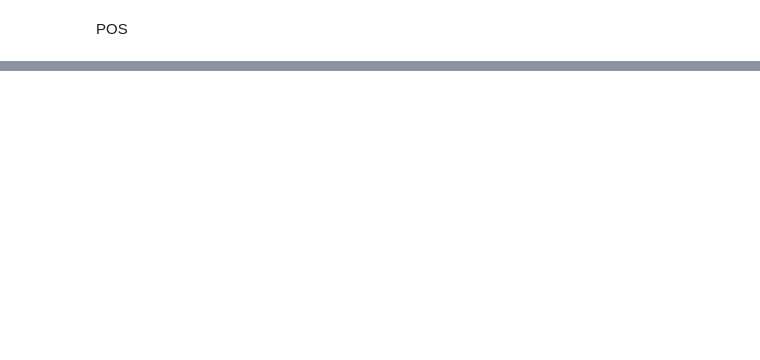
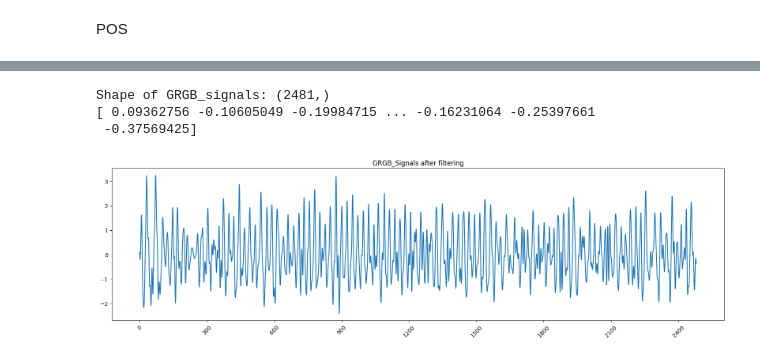
Before and after one commit to Ren1100/remote-PPG, a Jupyter notebook: test.ipynb, the cells around one changed output, grey strips where cells are left out. Drawn from its saved outputs; the diff is of its cells as text; code cells hidden in the pictures; blank space fills up the shorter version.

```diff
--- a/test.ipynb
+++ b/test.ipynb
@@ -193,0 +184,8 @@ C shape: (3, 47)
+# %%
+R = mean_rgb[:, 0]
+G = mean_rgb[:, 1]
+B = mean_rgb[:, 2]
+
+GRGB_signal = (G/R) + (G/B)
+
+# GRGB_signal.shape
@@ -222,0 +285,26 @@ Shape of rPPG_signals: (2026,)
+# %%
+from scipy import signal
+
+lowcut = 0.65
+highcut = 4
+
+b, a = signal.butter(6, [lowcut, highcut], btype='bandpass', fs=fps)
+GRGB_filtered = signal.filtfilt(b, a, GRGB_signal)
+
+#standardization
+GRGB_filtered = (GRGB_filtered-np.mean(GRGB_filtered))/np.std(GRGB_filtered)
+
+print(f"Shape of GRGB_signals: {GRGB_filtered.shape}")
+print(GRGB_filtered)
+plt.figure(figsize=(20,5))
+# plt.plot(formatted_times, GRGB_filtered)
+plt.plot(GRGB_filtered)
+plt.gca().xaxis.set_major_locator(MaxNLocator(integer=True, nbins=10))  # Set the number of x-ticks to 10
+plt.xticks(rotation=45)  # Rotate labels for better readability
+plt.title(f"GRGB_Signals after filtering")
+plt.show()
+# %% [output]
+Shape of GRGB_signals: (2481,)
+[ 0.09362756 -0.10605049 -0.19984715 ... -0.16231064 -0.25397661
+ -0.37569425]
+[figure, added]
```
Also changed, not shown: parts of 24 cells of this notebook.
